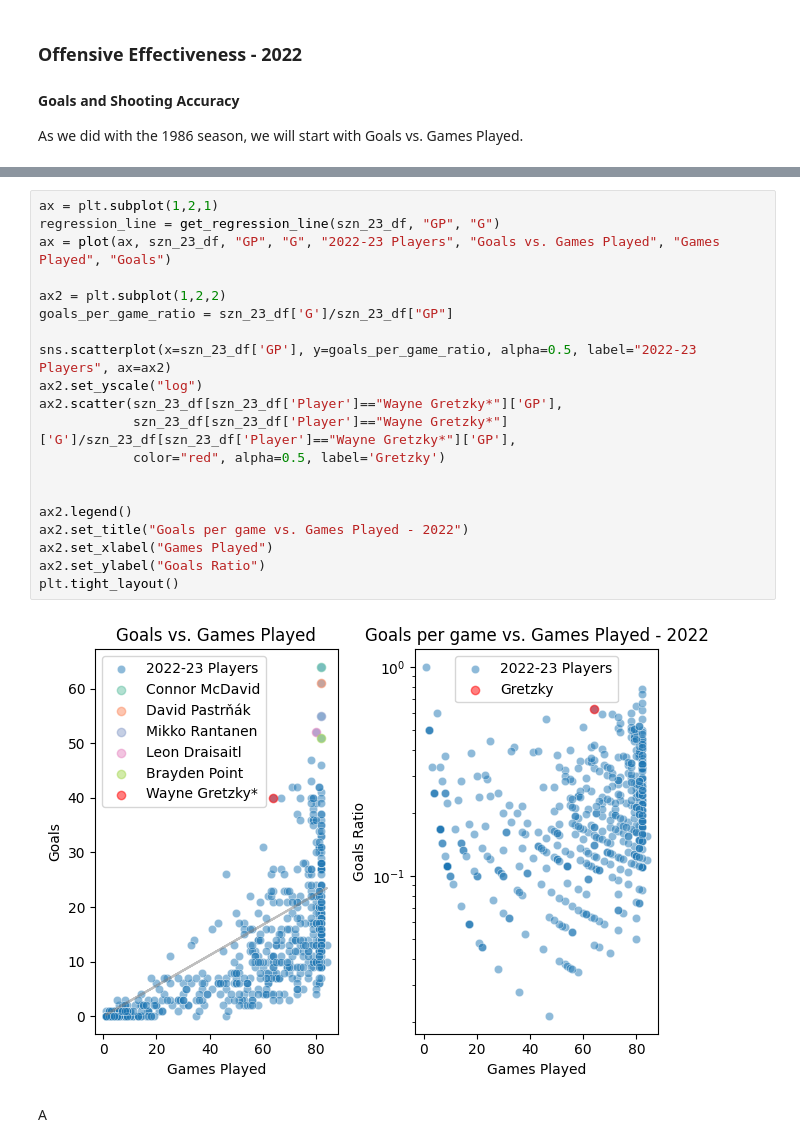
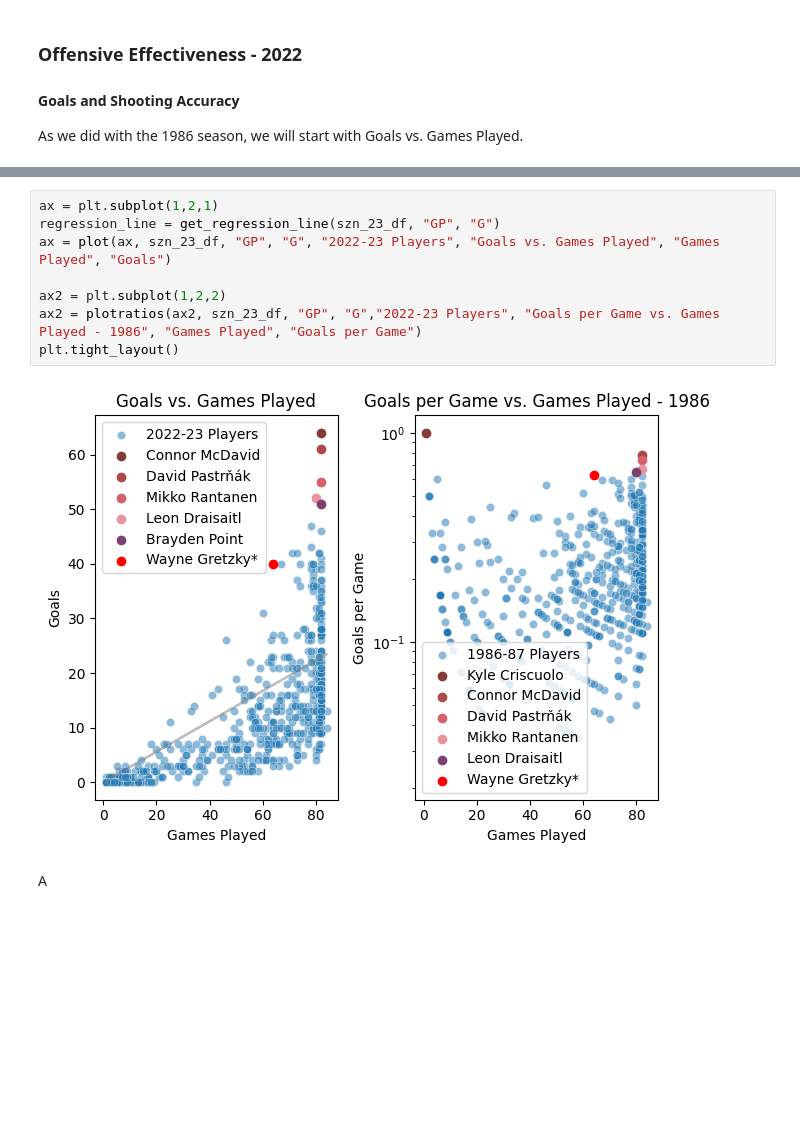
Before and after one commit to philbeet/How-Great-was-The-Great-One, a Jupyter notebook: main.ipynb, the cells around one changed output, grey strips where cells are left out. Cells and saved outputs as stored; diff of their text form; blank space fills up the shorter version.

```diff
--- a/main.ipynb
+++ b/main.ipynb
@@ -397,24 +367,12 @@ memory usage: 117.0+ KB
 # %%
 ax = plt.subplot(1,2,1)
 regression_line = get_regression_line(szn_23_df, "GP", "G")
 ax = plot(ax, szn_23_df, "GP", "G", "2022-23 Players", "Goals vs. Games Played", "Games Played", "Goals")
 
 ax2 = plt.subplot(1,2,2)
-goals_per_game_ratio = szn_23_df['G']/szn_23_df["GP"]
-
-sns.scatterplot(x=szn_23_df['GP'], y=goals_per_game_ratio, alpha=0.5, label="2022-23 Players", ax=ax2)
-ax2.set_yscale("log")
-ax2.scatter(szn_23_df[szn_23_df['Player']=="Wayne Gretzky*"]['GP'],
-            szn_23_df[szn_23_df['Player']=="Wayne Gretzky*"]['G']/szn_23_df[szn_23_df['Player']=="Wayne Gretzky*"]['GP'],
-            color="red", alpha=0.5, label='Gretzky')
-
-
-ax2.legend()
-ax2.set_title("Goals per game vs. Games Played - 2022")
-ax2.set_xlabel("Games Played")
-ax2.set_ylabel("Goals Ratio")
+ax2 = plotratios(ax2, szn_23_df, "GP", "G","2022-23 Players", "Goals per Game vs. Games Played - 1986", "Games Played", "Goals per Game")
 plt.tight_layout()
 # %% [output]
-[figure, old version]
+[figure, new version]
 # %% [markdown]
 A
```
Also changed, not shown: parts of 8 cells of this notebook.
